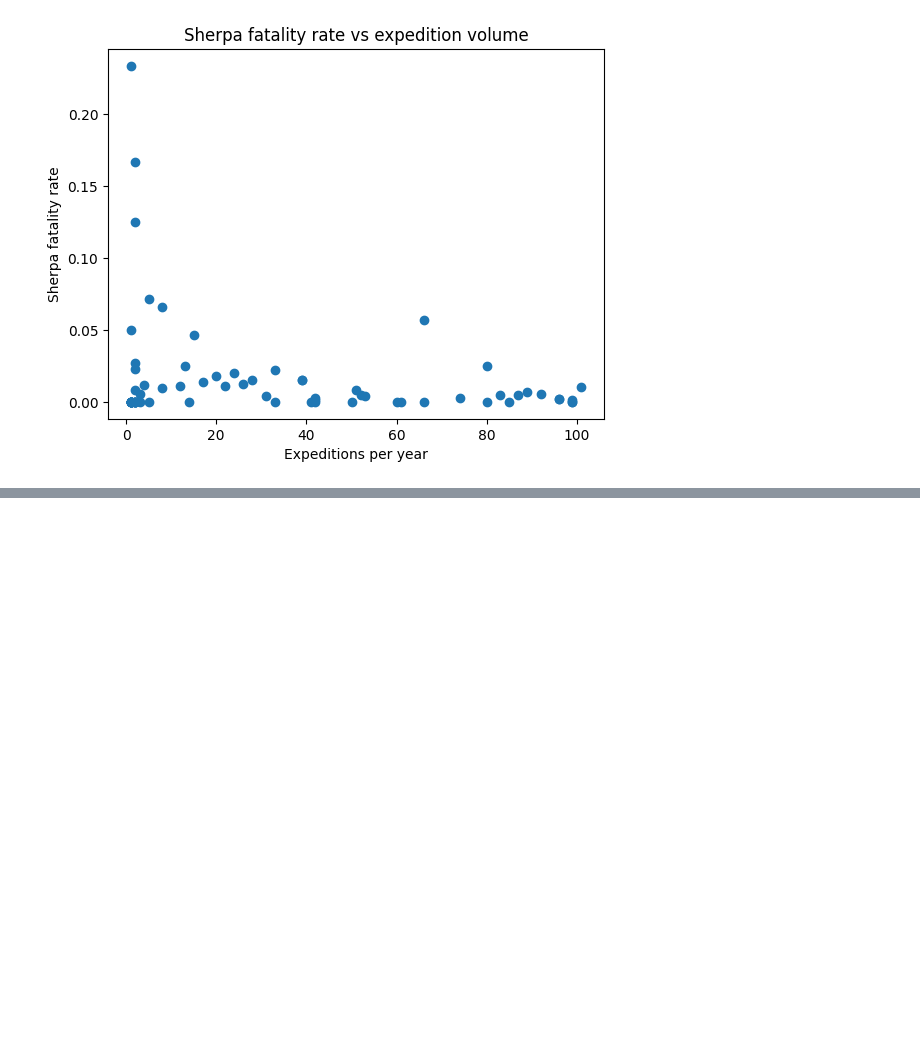
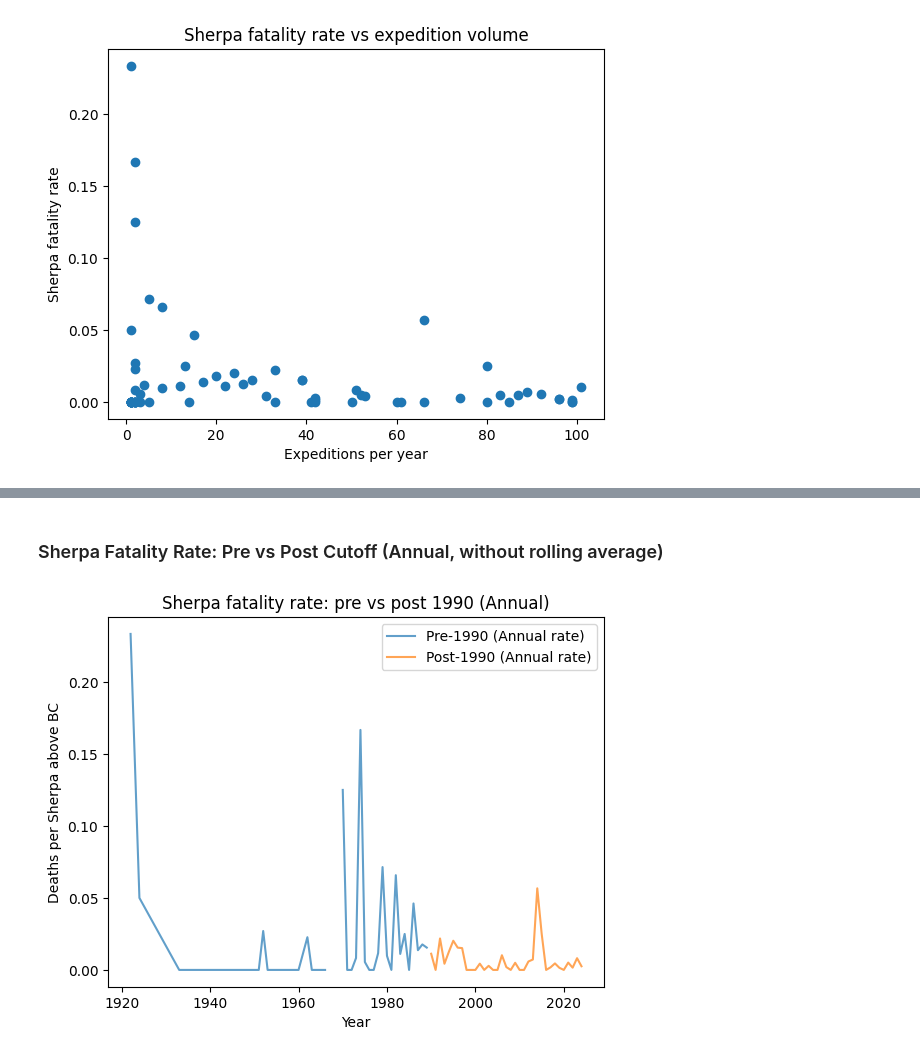
Before and after one commit to snig-17/QM-GRUNGE, a Jupyter notebook: visualisations.ipynb, the cells around one changed output, grey strips where cells are left out. Saved outputs shown, nothing was run; the diff lists cells and outputs as text; code cells hidden in the pictures; blank space fills up the shorter version.

```diff
--- a/visualisations.ipynb
+++ b/visualisations.ipynb
@@ -172,0 +466,17 @@ plt.show()
+# %% [markdown]
+### Sherpa Fatality Rate: Pre vs Post Cutoff (Annual, without rolling average)
+# %%
+cutoff = 1990  # Using the same cutoff as before
+pre = year[year["Year"] < cutoff].copy()
+post = year[year["Year"] >= cutoff].copy()
+
+plt.figure()
+plt.plot(pre["Year"], pre["SherpaFatalityRate"], alpha=0.7, label=f"Pre-{cutoff} (Annual rate)")
+plt.plot(post["Year"], post["SherpaFatalityRate"], alpha=0.7, label=f"Post-{cutoff} (Annual rate)")
+plt.xlabel("Year")
+plt.ylabel("Deaths per Sherpa above BC")
+plt.title(f"Sherpa fatality rate: pre vs post {cutoff} (Annual)")
+plt.legend()
+plt.show()
+# %% [output]
+[figure, added]
```
Also changed, not shown: parts of 11 cells of this notebook.
